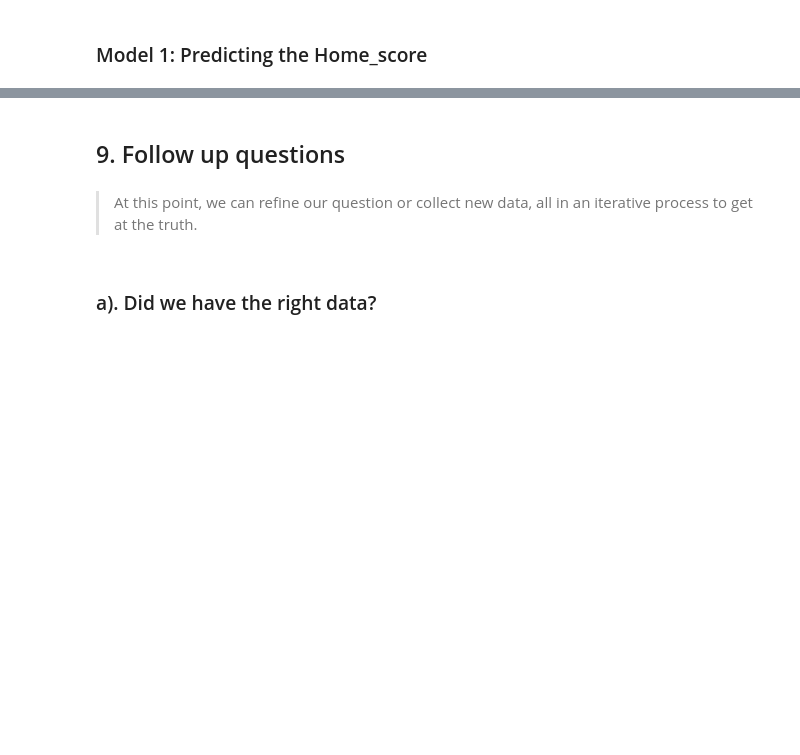
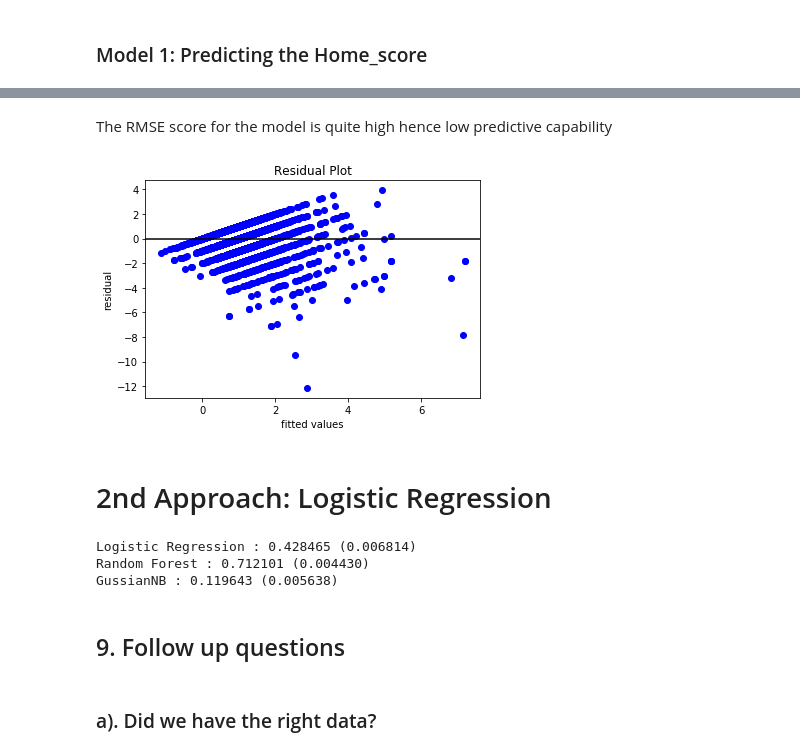
Before and after one commit to vivianusdjpy/SUPERVISED-LEARNING-WITH-EDA, a Jupyter notebook: Supervised_Learning_with_Exploratory_Data_Analysis_Mchezo_Pesa_Project.ipynb, the cells around one changed output, grey strips where cells are left out. Saved outputs shown, nothing was run; the diff lists cells and outputs as text; code cells hidden in the pictures; blank space fills up the shorter version.

```diff
--- a/Supervised_Learning_with_Exploratory_Data_Analysis_Mchezo_Pesa_Project.ipynb
+++ b/Supervised_Learning_with_Exploratory_Data_Analysis_Mchezo_Pesa_Project.ipynb
@@ -590,0 +655,46 @@ residuals.mean()
+# %% [markdown]
+The RMSE score for the model is quite high hence low predictive capability
+# %%
+residuals = y_pred - y_test
+
+# Plotting the prediction errors
+
+plt.scatter(y_pred, residuals, color='blue')
+plt.title('Residual Plot')
+plt.ylabel('residual')
+plt.xlabel('fitted values')
+plt.axhline(y= residuals.mean(), color='black')
+plt.show()
+# %% [output]
+[figure, added]
+# %% [markdown]
+# 2nd Approach: Logistic Regression
+# %%
+# Testing my model with several classiffiers to see the better classifier
+# x_train, x_test, y_train, y_test = train_test_split(X, y, test_size=0.2, random_state=0)
+
+# Several list of classifiers
+classifier = []
+classifier.append(('Logistic Regression ', LogisticRegression(solver='liblinear', multi_class='ovr')))
+classifier.append(('Random Forest ', RandomForestClassifier()))
+classifier.append(('GussianNB ', GaussianNB()))
+classifier.append(('SVM ', SVC(gamma='auto')))
+
+res = []
+names = []
+
+# Implementing cross valiadtaion
+for name, model in classifier:
+   kfold = KFold(n_splits=5, random_state=0)
+   cv_results = cross_val_score(model, X_train, y_train, cv=kfold, scoring='accuracy')
+   res.append(cv_results)
+   names.append(name)
+   msg = "%s: %f (%f)" % (name, cv_results.mean(), cv_results.std())
+   print(msg)
+
+## We can see that logistic reggresion has the highest accuracy.
+## thus we use it for classification modelling
+# %% [output]
+Logistic Regression : 0.428465 (0.006814)
+Random Forest : 0.712101 (0.004430)
+GussianNB : 0.119643 (0.005638)
@@ -591,7 +709,5 @@ residuals.mean()
 # %% [markdown]
 ## 9. Follow up questions
-# %% [markdown]
-> At this point, we can refine our question or collect new data, all in an iterative process to get at the truth.
 # %% [markdown]
 ### a). Did we have the right data?
 # %% [markdown]
```
Also changed, not shown: parts of 15 cells of this notebook.
